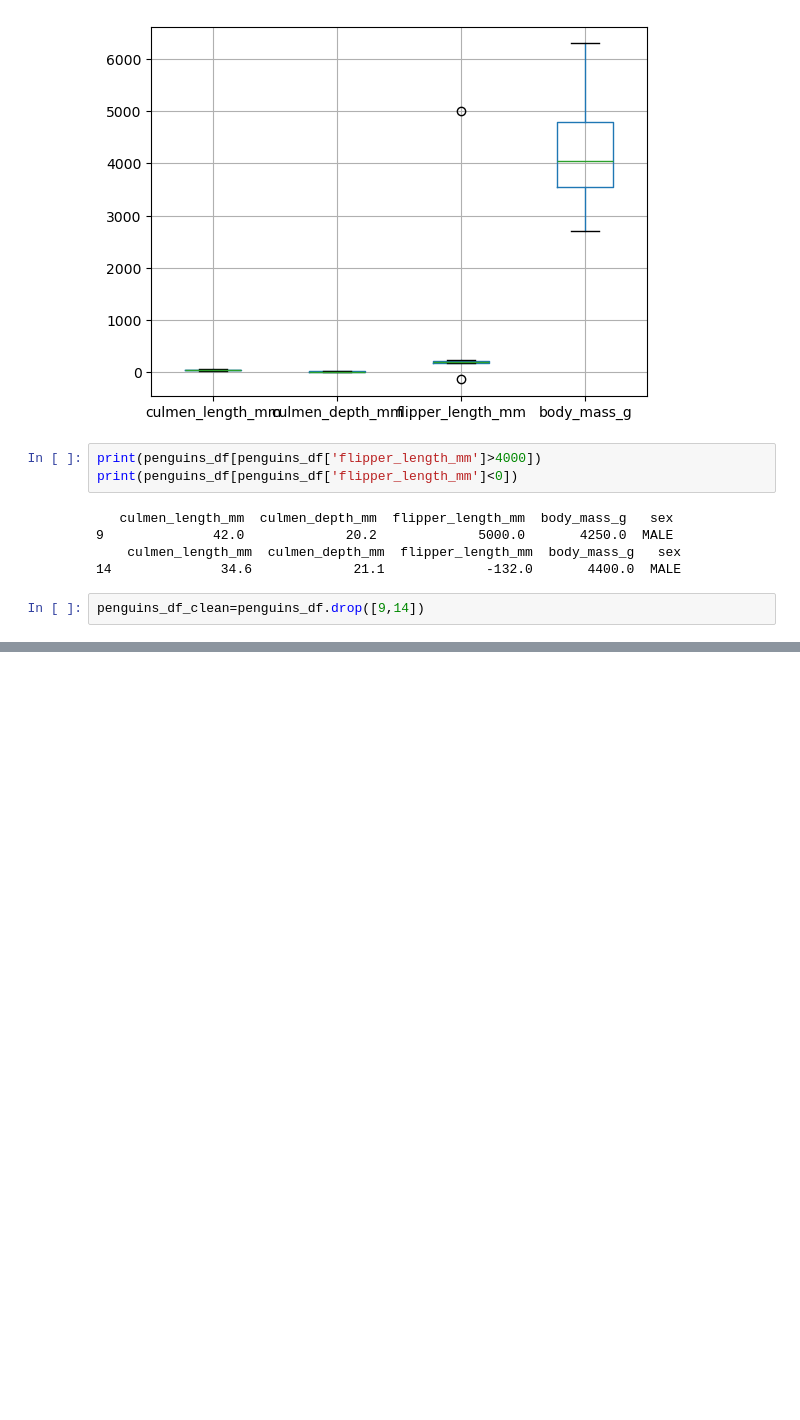
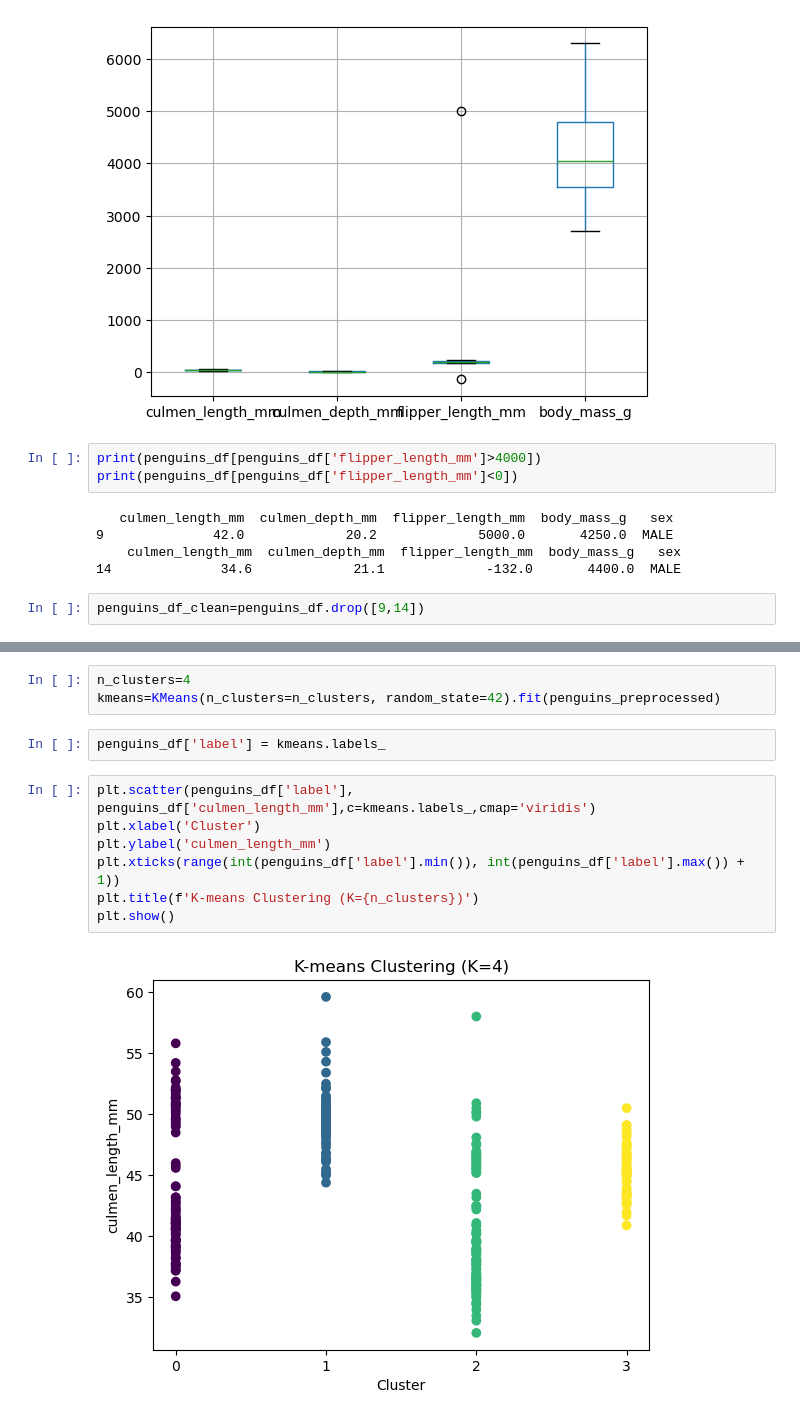
Before and after one commit to manishbhatia7/DataCamp, a Jupyter notebook: Projects/palmerpenguins.ipynb, the cells around one changed output, grey strips where cells are left out. Saved outputs shown, nothing was run; the diff lists cells and outputs as text; blank space fills up the shorter version.

```diff
--- a/Projects/palmerpenguins.ipynb
+++ b/Projects/palmerpenguins.ipynb
@@ -62,0 +105,14 @@ df.head()
+# %%
+n_clusters=4
+kmeans=KMeans(n_clusters=n_clusters, random_state=42).fit(penguins_preprocessed)
+# %%
+penguins_df['label'] = kmeans.labels_
+# %%
+plt.scatter(penguins_df['label'], penguins_df['culmen_length_mm'],c=kmeans.labels_,cmap='viridis')
+plt.xlabel('Cluster')
+plt.ylabel('culmen_length_mm')
+plt.xticks(range(int(penguins_df['label'].min()), int(penguins_df['label'].max()) + 1))
+plt.title(f'K-means Clustering (K={n_clusters})')
+plt.show()
+# %% [output]
+[figure, added]
```
Also changed, not shown: parts of 10 cells of this notebook, 1 other file.
